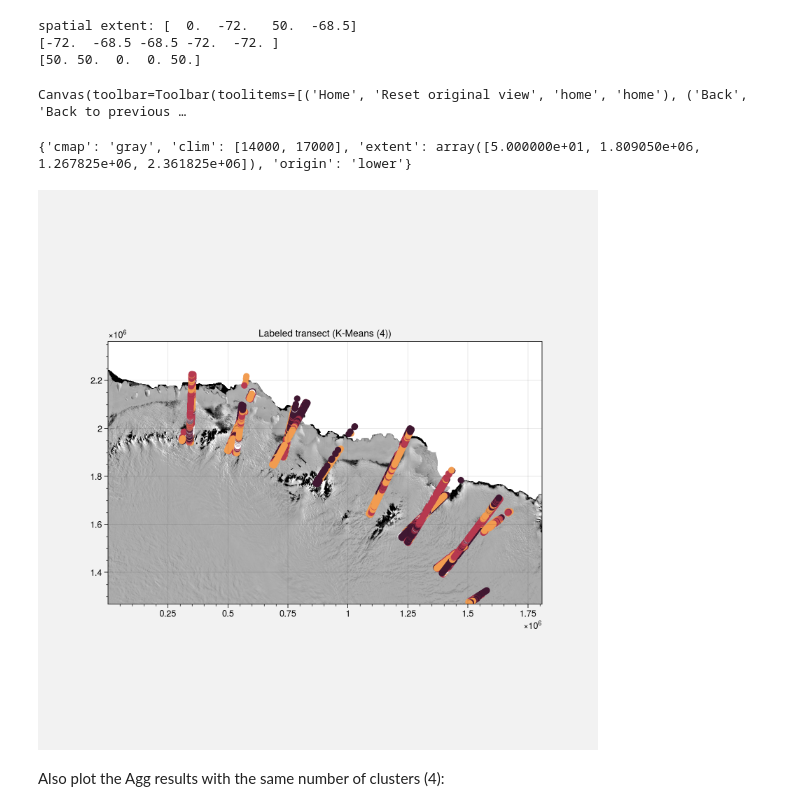
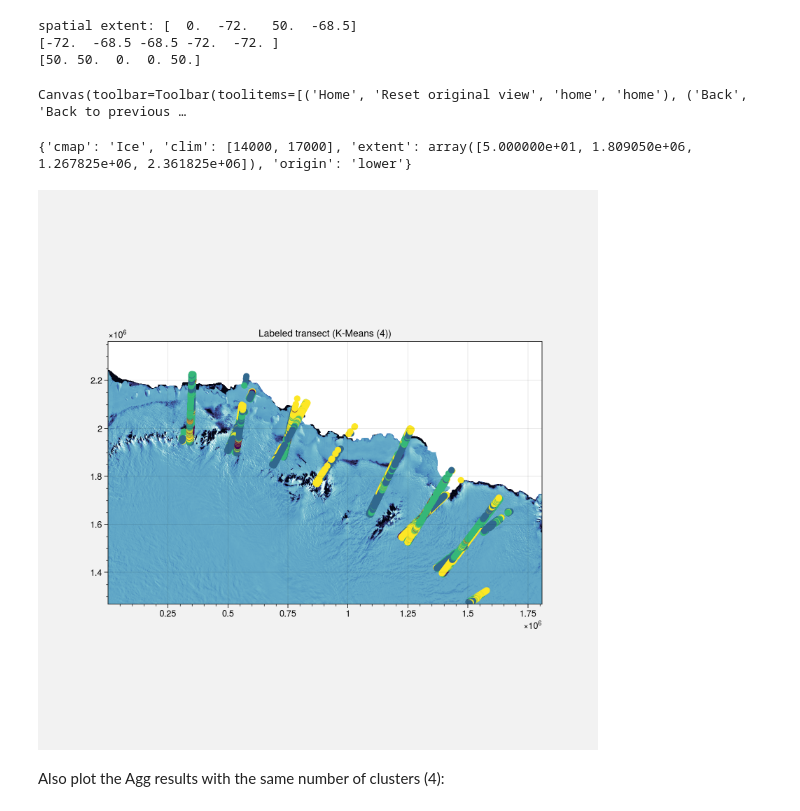
Before and after one commit to ICESAT-2HackWeek/surface_classification, a Jupyter notebook: scripts/Antarctica_clustering.ipynb, the cells around one changed output. Drawn from its saved outputs; the diff is of its cells as text; code cells hidden in the pictures.

```diff
--- a/scripts/Antarctica_clustering.ipynb
+++ b/scripts/Antarctica_clustering.ipynb
@@ -250,8 +250,17 @@ X = StandardScaler().fit_transform(data)
 print("Training data shape: " + str(X.shape))
 
 # Use int random_state in order to make centroid initialization deterministic
-kmeans4 = KMeans(n_clusters=4, random_state=1).fit(X)
+#kmeans4 = KMeans(n_clusters=4, random_state=1).fit(X)
+kmeans4 = KMeans(n_clusters=4, random_state=1).fit(data)
+"""
+inertias = []
+for n in range(2, 40):
+    inertias.append(KMeans(n_clusters=n, random_state=1).fit(data).inertia_)
+
+inertias = np.asarray(inertias)
 #kmeans10 = KMeans(n_clusters=10, random_state=1).fit(X)
 #kmeans16 = KMeans(n_clusters=16, random_state=1).fit(X)
+
+"""
 # %% [output]
 Training data shape: (37036, 350)
@@ -438,36 +481,22 @@ spatial extent: [  0.  -72.   50.  -68.5]
 # %%
 # show the mosaic:
 fig=plt.figure(figsize=(8,8))
 ax = fig.add_subplot(111)
-MOA.show(cmap='gray', clim=[14000, 17000])
+MOA.show(cmap='Ice', clim=[14000, 17000])
 #plt.plot(xy[0,:], xy[1,:])
-# This still needs to be fixed in order to properly display the transect on the map
-i = 0
 
 concat_lons = np.concatenate((lon_means), axis=0)
 concat_lats = np.concatenate((lat_means), axis=0)
 
 x_polar, y_polar=np.array(pyproj.Proj(3031)(concat_lons, concat_lats))
-plt.scatter(x_polar, y_polar, c=kmeans4.labels_)
+plt.scatter(x_polar, y_polar, c=kmeans4.labels_, cmap='viridis')
 
-"""
-for lon_mean, lat_mean in zip(lon_means, lat_means):
-    #print("\nlon_mean: " + str(lon_mean.shape))
-    #print("lat_mean: " + str(lat_mean.shape))
-    labels = kmeans4.labels_[i:i+lon_mean.size]
-    #print("i: " + str(i))
-    #print("labels: " + str(labels.shape))
-    x_polar, y_polar=np.array(pyproj.Proj(3031)(lon_mean, lat_mean))
-    plt.scatter(x_polar, y_polar, c=labels, cmap='viridis')
-    i = i+lon_mean.size
-    #plt.scatter(x_polar, y_polar, c=kmeans4.labels_)
-"""
 plt.title('Labeled transect (K-Means (4))')
 plt.show()
 # %% [output]
 Canvas(toolbar=Toolbar(toolitems=[('Home', 'Reset original view', 'home', 'home'), ('Back', 'Back to previous …
-{'cmap': 'gray', 'clim': [14000, 17000], 'extent': array([5.000000e+01, 1.809050e+06, 1.267825e+06, 2.361825e+06]), 'origin': 'lower'}
+{'cmap': 'Ice', 'clim': [14000, 17000], 'extent': array([5.000000e+01, 1.809050e+06, 1.267825e+06, 2.361825e+06]), 'origin': 'lower'}
-[figure, old version]
+[figure, new version]
 # %% [markdown]
 Also plot the Agg results with the same number of clusters (4):
 # %%
```
Also changed, not shown: parts of 4 cells of this notebook.
